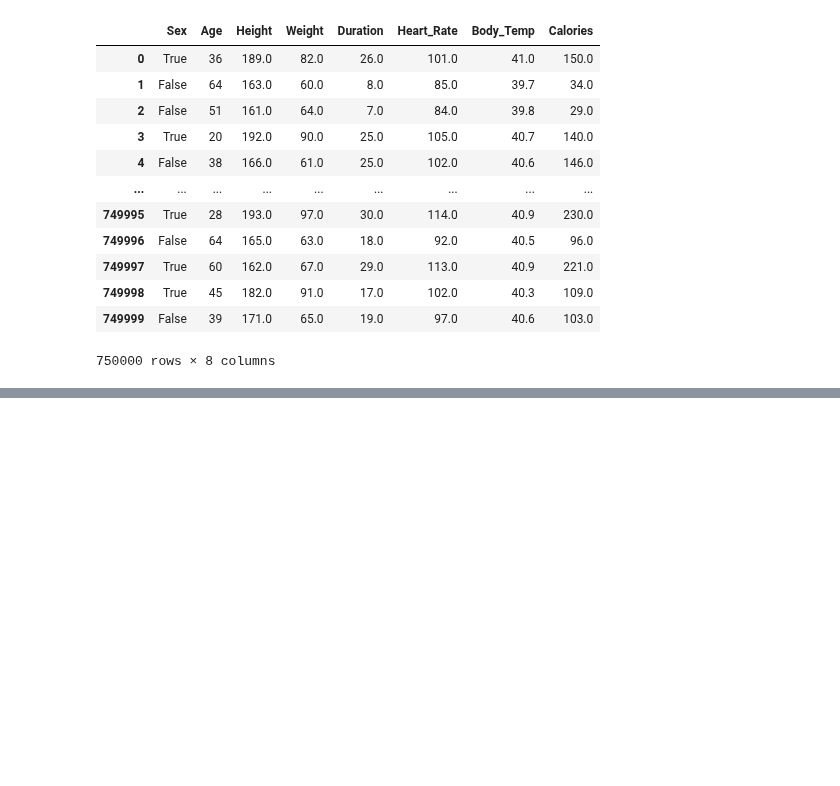
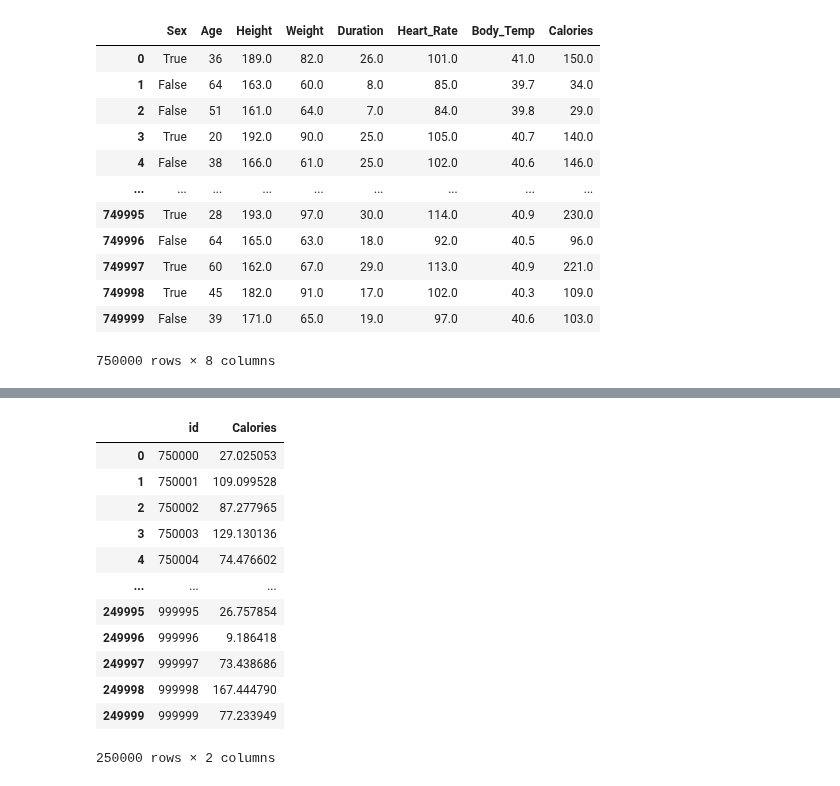
Before and after one commit to LoneCoder21/Kaggle-Notebooks, a Jupyter notebook: Regression/Calorie Expenditure/predict.ipynb, the cells around one changed output, grey strips where cells are left out. Cells and saved outputs as stored; diff of their text form; code cells hidden in the pictures; blank space fills up the shorter version.

Commit message:
basic prediction using lightgbm

```diff
--- a/Regression/Calorie Expenditure/predict.ipynb
+++ b/Regression/Calorie Expenditure/predict.ipynb
@@ -81,0 +87,19 @@ np.float64(0.06983664980185832)
+# %%
+test_pred = lgbm_base.predict(test)
+# %%
+submission[target] = test_pred
+submission
+# %% [output]
+|  | id | Calories |
+| 0 | 750000 | 27.025053 |
+| 1 | 750001 | 109.099528 |
+| 2 | 750002 | 87.277965 |
+| 3 | 750003 | 129.130136 |
+| 4 | 750004 | 74.476602 |
+| ... | ... | ... |
+| 249995 | 999995 | 26.757854 |
+| 249996 | 999996 | 9.186418 |
+| 249997 | 999997 | 73.438686 |
+| 249998 | 999998 | 167.444790 |
+| 249999 | 999999 | 77.233949 |
+250000 rows × 2 columns
```
Also changed, not shown: parts of 4 cells of this notebook.
